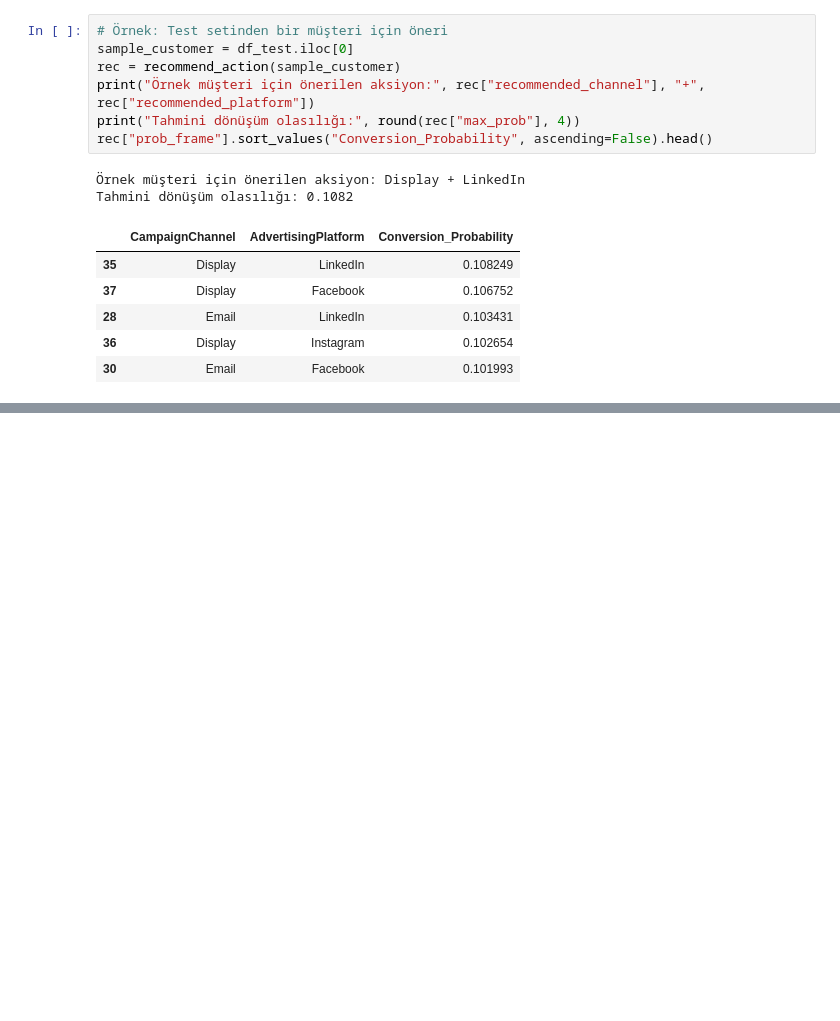
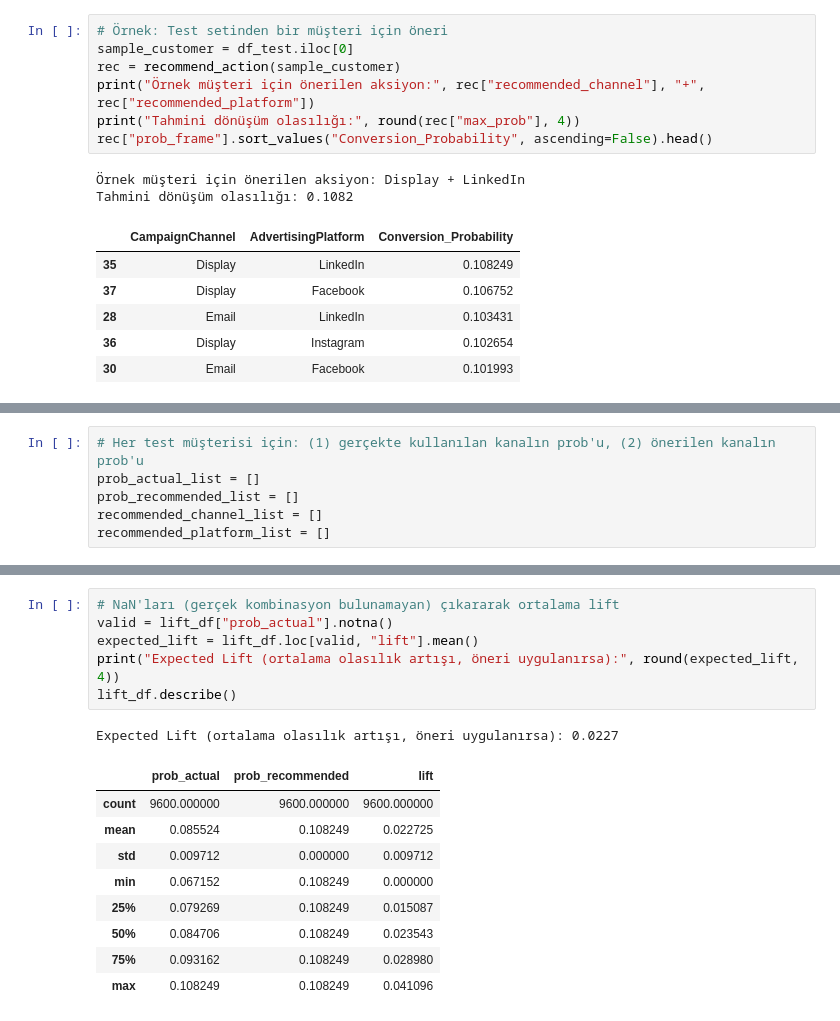
Before and after one commit to barkobt/tubitak-marketing-analytics, a Jupyter notebook: notebooks/05_recommender_system.ipynb, the cells around one changed output, grey strips where cells are left out. Saved outputs shown, nothing was run; the diff lists cells and outputs as text; blank space fills up the shorter version.

```diff
--- a/notebooks/05_recommender_system.ipynb
+++ b/notebooks/05_recommender_system.ipynb
@@ -199,0 +208,6 @@ Tahmini dönüşüm olasılığı: 0.1082
+# %%
+# Her test müşterisi için: (1) gerçekte kullanılan kanalın prob'u, (2) önerilen kanalın prob'u
+prob_actual_list = []
+prob_recommended_list = []
+recommended_channel_list = []
+recommended_platform_list = []
@@ -199,0 +239,17 @@ Tahmini dönüşüm olasılığı: 0.1082
+# %%
+# NaN'ları (gerçek kombinasyon bulunamayan) çıkararak ortalama lift
+valid = lift_df["prob_actual"].notna()
+expected_lift = lift_df.loc[valid, "lift"].mean()
+print("Expected Lift (ortalama olasılık artışı, öneri uygulanırsa):", round(expected_lift, 4))
+lift_df.describe()
+# %% [output]
+Expected Lift (ortalama olasılık artışı, öneri uygulanırsa): 0.0227
+|  | prob_actual | prob_recommended | lift |
+| count | 9600.000000 | 9600.000000 | 9600.000000 |
+| mean | 0.085524 | 0.108249 | 0.022725 |
+| std | 0.009712 | 0.000000 | 0.009712 |
+| min | 0.067152 | 0.108249 | 0.000000 |
+| 25% | 0.079269 | 0.108249 | 0.015087 |
+| 50% | 0.084706 | 0.108249 | 0.023543 |
+| 75% | 0.093162 | 0.108249 | 0.028980 |
+| max | 0.108249 | 0.108249 | 0.041096 |
```
Also changed, not shown: parts of 4 cells of this notebook.
